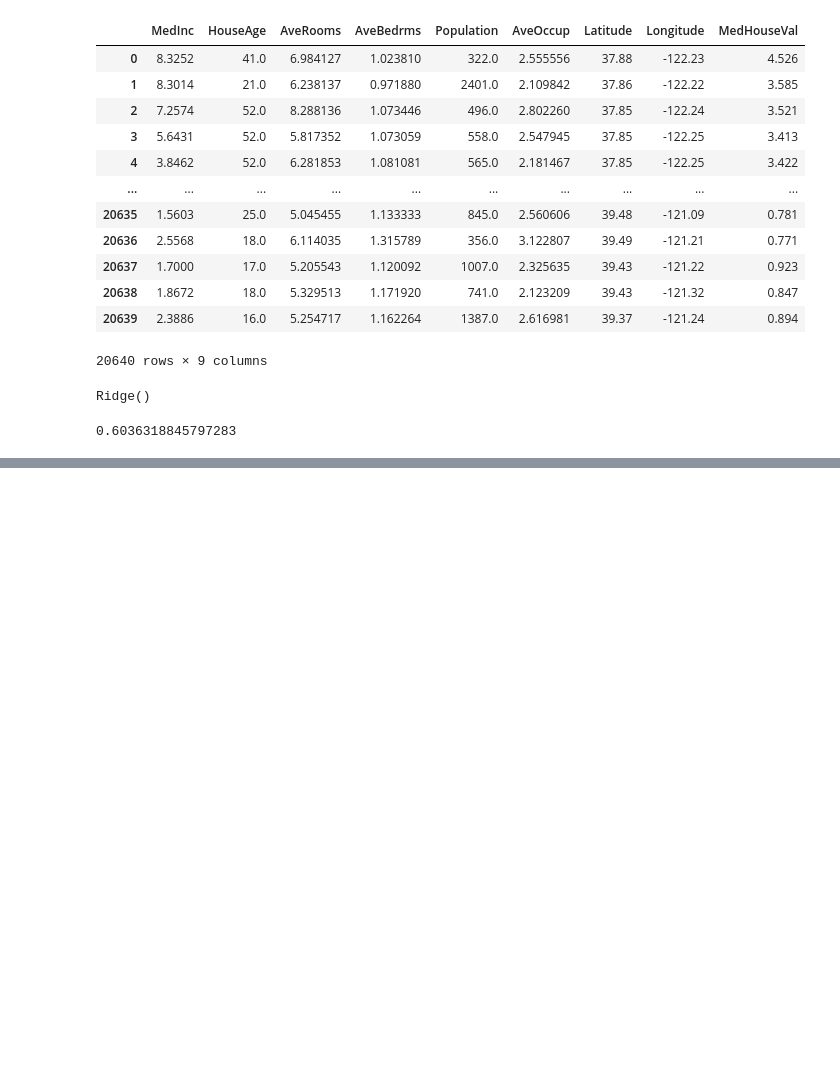
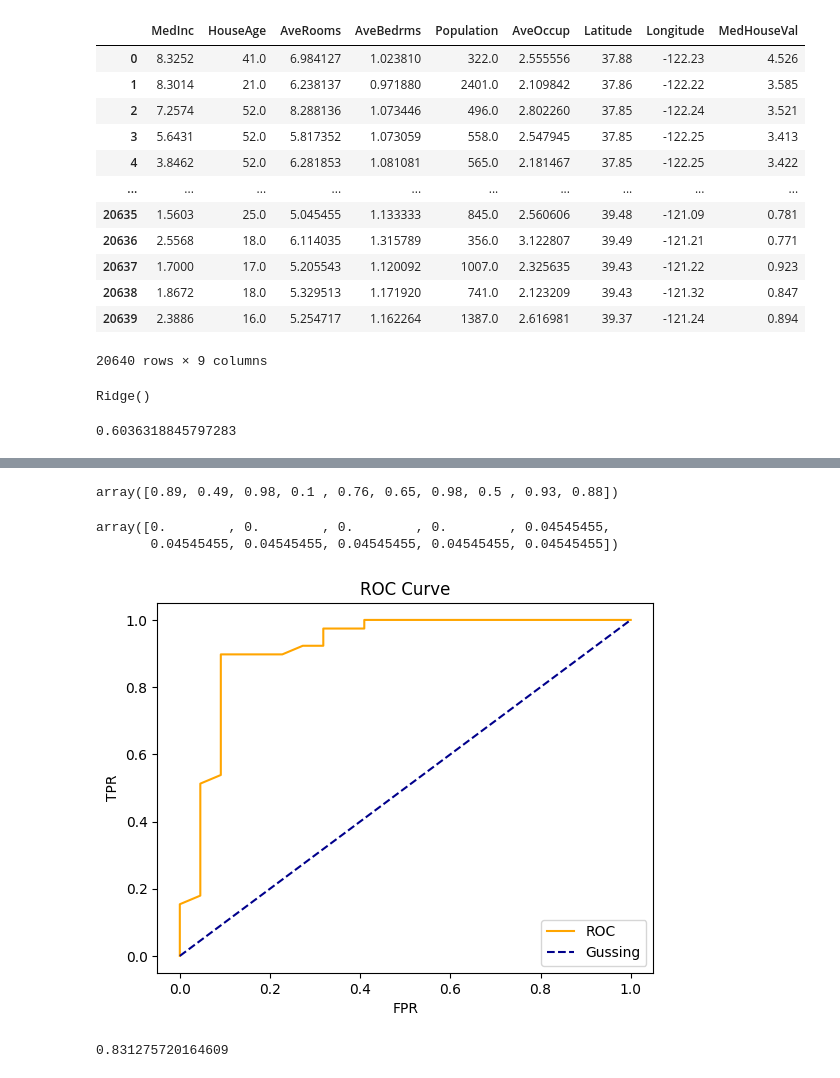
Before and after one commit to kshivashankarai/sklearn_learn, a Jupyter notebook: sklearn.ipynb, the cells around one changed output, grey strips where cells are left out. Drawn from its saved outputs; the diff is of its cells as text; code cells hidden in the pictures; blank space fills up the shorter version.

Commit message:
Completed till improve the model

```diff
--- a/sklearn.ipynb
+++ b/sklearn.ipynb
@@ -574,0 +872,5 @@ model.score(x_test, y_test)
+# %%
+y_probs = model.predict_proba(x_test)
+y_train_probs = model.predict_proba(x_train)
+
+y_probs[:10]
@@ -574,0 +902,53 @@ model.score(x_test, y_test)
+# %%
+y_probs_positive = y_probs[:,1]
+# %%
+y_probs_positive[:10]
+# %% [output]
+array([0.89, 0.49, 0.98, 0.1 , 0.76, 0.65, 0.98, 0.5 , 0.93, 0.88])
+# %%
+from sklearn.metrics import roc_curve
+frp, trp, threshold = roc_curve(y_test, y_probs_positive)
+# %%
+frp[:10]
+# %% [output]
+array([0.        , 0.        , 0.        , 0.        , 0.04545455,
+       0.04545455, 0.04545455, 0.04545455, 0.04545455, 0.04545455])
+# %%
+import matplotlib.pyplot as plt
+
+def plot_roc_curve(frp, trp):
+    plt.plot(frp, trp, color="orange", label="ROC")
+    plt.plot([0,1], [0,1], color="darkblue", linestyle="--", label="Gussing")
+    plt.xlabel("FPR")
+    plt.ylabel("TPR")
+    plt.title("ROC Curve")
+    plt.legend()
+    plt.show()
+# %%
+plot_roc_curve(frp, trp)
+# %% [output]
+[figure, added]
+# %%
+import numpy as np
+import pandas as pd
+from sklearn.ensemble import RandomForestClassifier
+from sklearn.model_selection import train_test_split
+
+np.random.seed(42)
+
+heart_disease = pd.read_csv("datas/heart-disease.csv")
+
+x = heart_disease.drop(["target"], axis=1)
+y = heart_disease["target"]
+
+x_train, x_test, y_train, y_test = train_test_split(x, y, train_size=0.2)
+
+model = RandomForestClassifier()
+
+model.fit(x_train, y_train)
+
+model.predict(x_test)
+
+model.score(x_test, y_test)
+# %% [output]
+0.831275720164609
```
Also changed, not shown: parts of 72 cells of this notebook, 1 other file.
